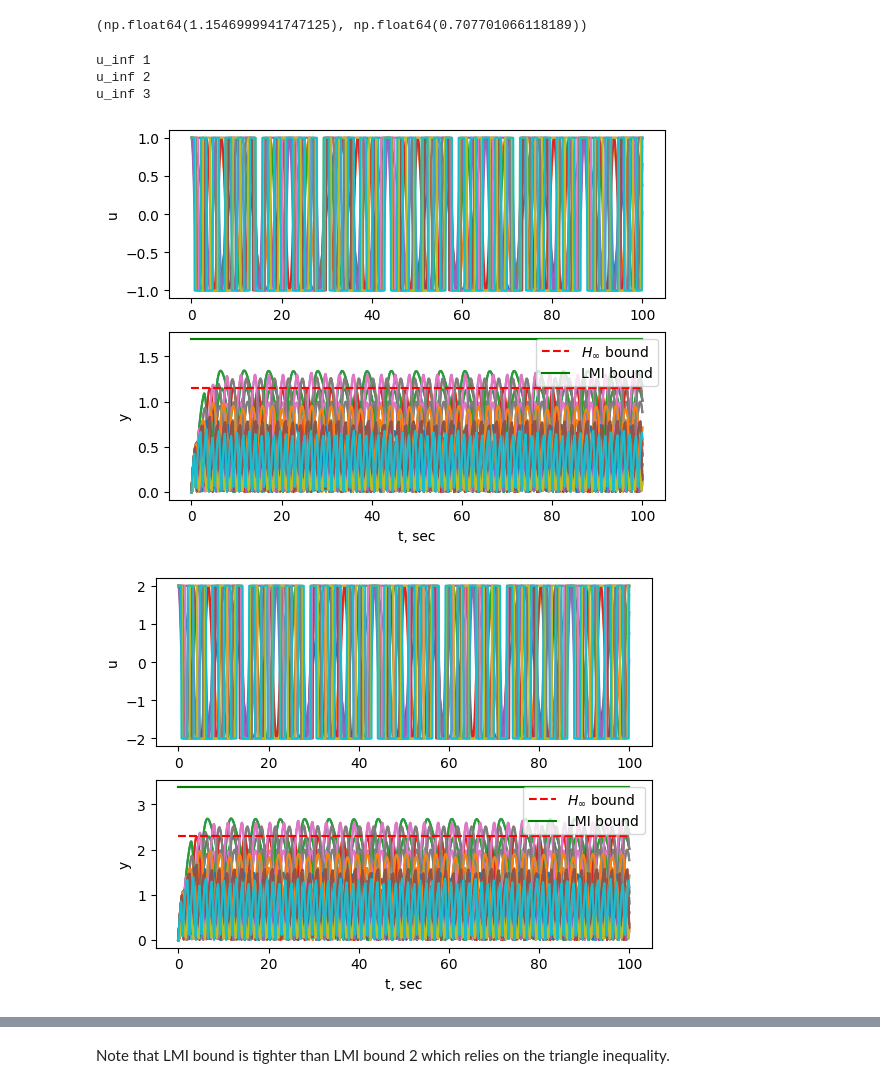
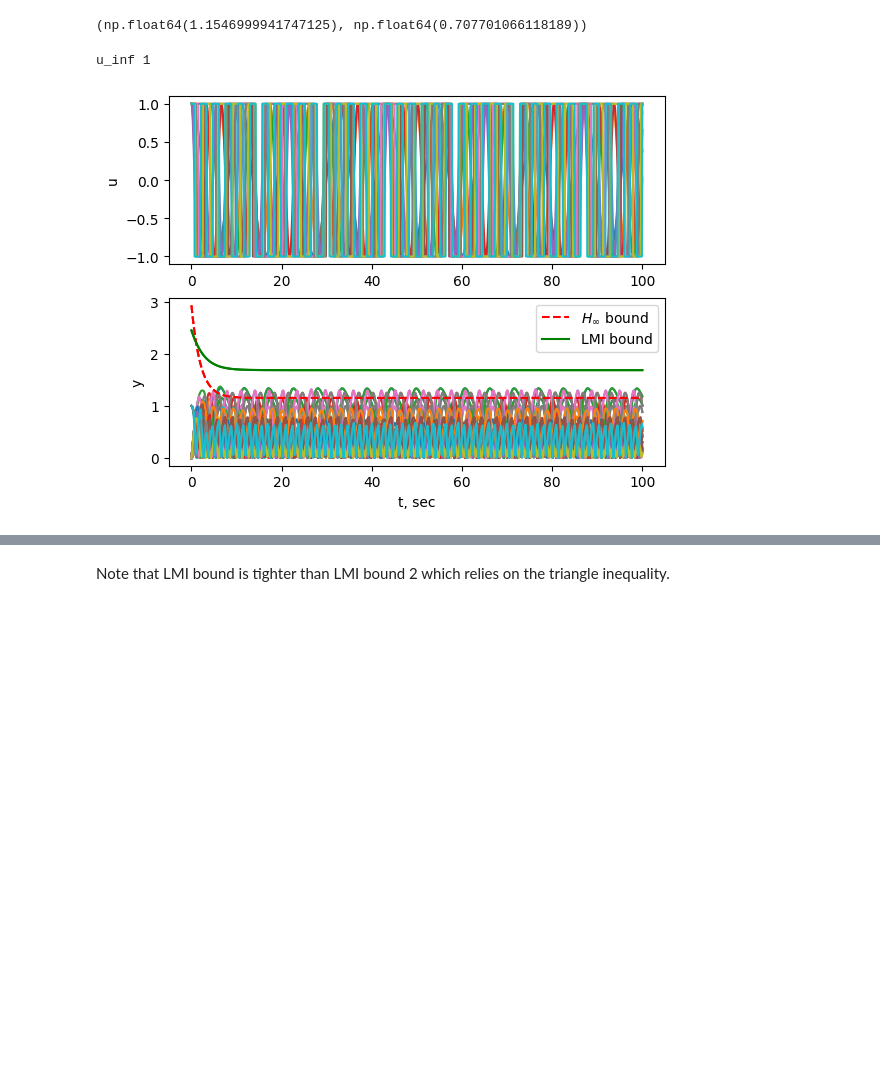
Before and after one commit to jgoppert/phd-notebook, a Jupyter notebook: LMI L Infinity Gain.ipynb, the cells around one changed output, grey strips where cells are left out. Cells and saved outputs as stored; diff of their text form; code cells hidden in the pictures; blank space fills up the shorter version.

```diff
--- a/LMI L Infinity Gain.ipynb
+++ b/LMI L Infinity Gain.ipynb
@@ -252,10 +252,10 @@ h_inf_norm, omega_h_inf_norm
 (np.float64(1.1546999941747125), np.float64(0.707701066118189))
 # %%
 t = linspace(0,100,1000)
-x0_list = array([[p0, v0] for p0 in linspace(0,0,2) for v0 in linspace(0,0,2)])
+x0_list = array([[p0, v0] for p0 in linspace(0,1,2) for v0 in linspace(0,1,2)])
 f_list = linspace(0.5*h_inf_norm, 2*h_inf_norm, 5)
 phi_list = linspace(0, 2*pi, 1)
-for u_inf in [1, 2, 3]:
+for u_inf in [1]:
     print('u_inf', u_inf)
     u_sin = u_inf*array([ cos(f*t - phi) for f in f_list for phi in phi_list]).T
     u_square = u_inf*array([ where(  cos(f*t - phi) > 0, 1, -1) for f in f_list for phi in phi_list]).T
@@ -267,34 +267,31 @@ for u_inf in [1, 2, 3]:
 
     subplot(211)
     plot(t, u_sin)
     ylabel('u')
     #title('sinudoid input')
     grid()
     subplot(212)
     plot_disturbance(t, y_sin, x0_list, u_inf)
     grid()
     xlabel('t, sec')
     ylabel('y')
     #title('output Euclidean norm')
     savefig('figures/hinf_lyap_compare_sine.pdf')
 
     subplot(211)
     plot(t, u_square)
     ylabel('u')
     #title('square input')
     grid()
     subplot(212)
     plot_disturbance(t, y_square, x0_list, u_inf)
     grid()
     xlabel('t, sec')
     ylabel('y')
 
     #text(6,3, '$H_\infty$ bound exceeded')
     #title('output Euclidean norm')
     savefig('figures/hinf_lyap_compare_square.pdf')
 # %% [output]
 u_inf 1
-u_inf 2
-u_inf 3
-[figure, old version]
+[figure, new version]
-[figure, removed]
```
Also changed, not shown: parts of 4 cells of this notebook, 2 other files.
